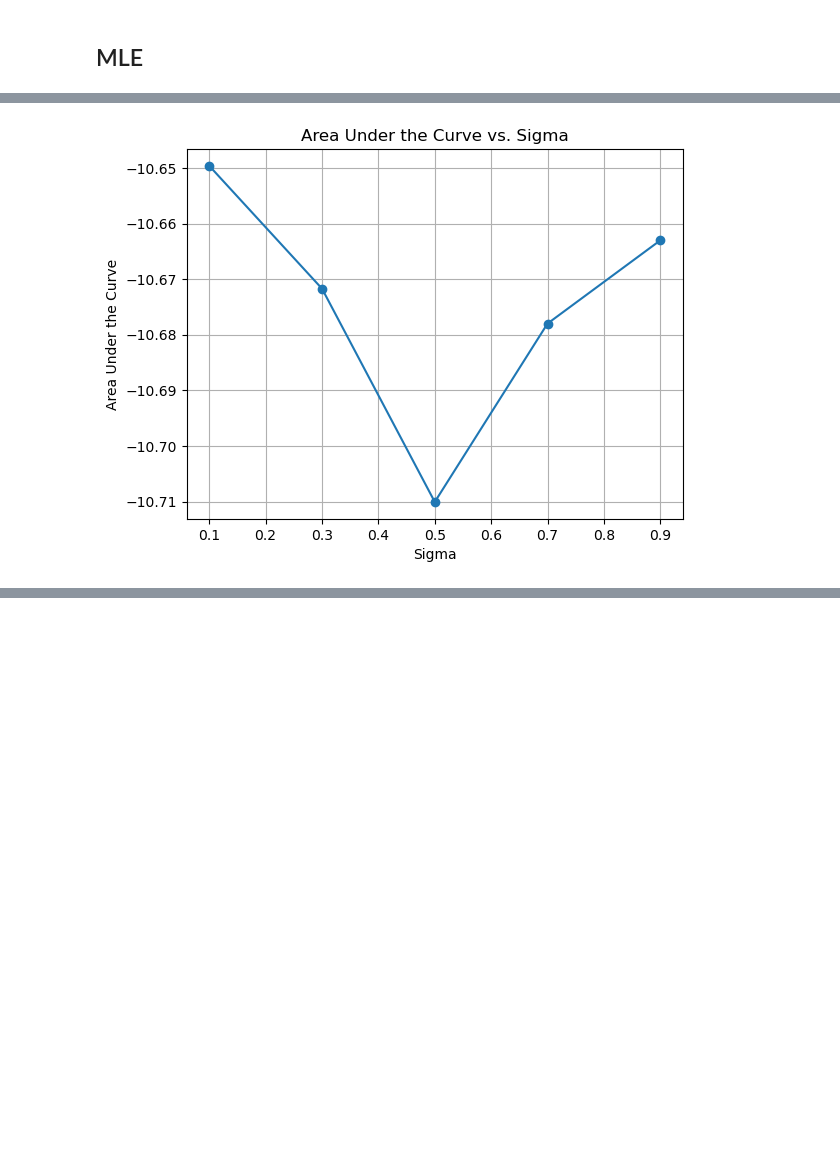
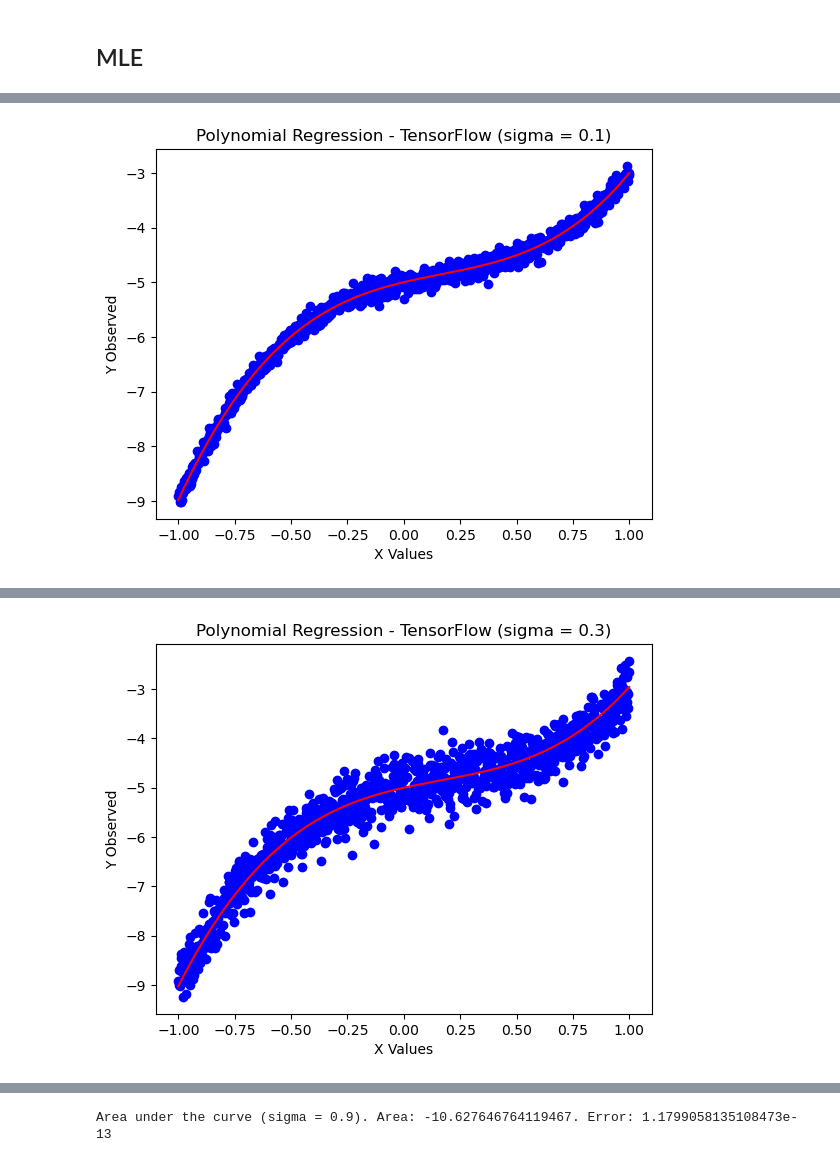
Before and after one commit to pmehta17/fermi, a Jupyter notebook: polynomial_prediction_final.ipynb, the cells around one changed output, grey strips where cells are left out. Drawn from its saved outputs; the diff is of its cells as text; code cells hidden in the pictures; blank space fills up the shorter version.

```diff
--- a/polynomial_prediction_final.ipynb
+++ b/polynomial_prediction_final.ipynb
@@ -74,6 +76,7 @@ for i, sigma in enumerate(np.arange(SIGMA_START, SIGMA_END + SIGMA_STEP, SIGMA_S
     else:
         print(f"Skipping integration for sigma = {sigma} due to error in minimizing chi-square.")
 
+    plt.plot(chi_sq.x_values, np.polyval(coeffs, chi_sq.x_values), color='red')
         # Show the plot inline
     plt.show()
 # %% [output]
@@ -98,6 +101,7 @@ Area under the curve (sigma = 0.9). Area: -10.8651734148487. Error: 1.2062765691
 import matplotlib.pyplot as plt
 import numpy as np
 from polynomial_regression_mle import PolynomialRegressionMLE
+from polynomial_integrator import PolynomialIntegrator
 
 ## arrays to hold area
 mle_area = np.zeros(5)
@@ -137,6 +141,7 @@ for i, sigma in enumerate(np.arange(SIGMA_START, SIGMA_END + SIGMA_STEP, SIGMA_S
     else:
         print(f"Skipping integration for sigma = {mle.sigma} due to error in MLE.")
 
+    plt.plot(mle.x_values, np.polyval(coeffs, mle.x_values), color='red')
     # Show the plot inline
     plt.show()
 # %% [output]
@@ -192,6 +197,20 @@ for i, sigma in enumerate(np.arange(SIGMA_START, SIGMA_END + SIGMA_STEP, SIGMA_S
         # Get the model coefficients
         coeffs = [model.a.numpy(), model.b.numpy(), model.c.numpy(), model.d.numpy()]
 
+
+        print(coeffs)
+            # Plot the observed data
+        plt.figure()  # Create a new figure
+
+        # Set title and labels
+        plt.title(f"Polynomial Regression - TensorFlow (sigma = {sigma:.1f})")
+        plt.xlabel('X Values')
+        plt.ylabel('Y Observed')
+
+        plt.scatter(model.x_values, model.y_values, color = "blue")
+        plt.plot(model.x_values, np.polyval(coeffs, model.x_values), color='red')
+        plt.show()
+
         # Integrate if coefficients are valid
         if coeffs is not None:
             integrator = PolynomialIntegrator(coeffs)
@@ -211,11 +230,11 @@ for i, sigma in enumerate(np.arange(SIGMA_START, SIGMA_END + SIGMA_STEP, SIGMA_S
         with open(log_file, 'a') as file:
             file.write(f"Error in Training Model for sigma = {sigma:.1f} at {model.get_timestamp()}: {e}\n")
 
-# Optional: Plot the results if needed
-plt.plot(np.arange(SIGMA_START, SIGMA_END + SIGMA_STEP, SIGMA_STEP), tf_area, marker='o')
-plt.title("Area Under the Curve vs. Sigma")
-plt.xlabel("Sigma")
-plt.ylabel("Area Under the Curve")
-plt.grid(True)
-plt.show()
+# # Optional: Plot the results if needed
+# plt.plot(np.arange(SIGMA_START, SIGMA_END + SIGMA_STEP, SIGMA_STEP), tf_area, marker='o')
+# plt.title("Area Under the Curve vs. Sigma")
+# plt.xlabel("Sigma")
+# plt.ylabel("Area Under the Curve")
+# plt.grid(True)
+# plt.show()
 # %% [output]
@@ -239 +247 @@ Area under the curve (sigma = 0.9). Area: -10.663025617599489. Error: 1.18383365
-[figure, old version]
+[figure, new version]
@@ -239,0 +255 @@ Area under the curve (sigma = 0.9). Area: -10.663025617599489. Error: 1.18383365
+[figure, added]
@@ -240 +280,2 @@ Area under the curve (sigma = 0.9). Area: -10.663025617599489. Error: 1.18383365
+Area under the curve (sigma = 0.9). Area: -10.627646764119467. Error: 1.1799058135108473e-13
 # %% [markdown]
```
Also changed, not shown: parts of 7 cells of this notebook, 5 other files.
